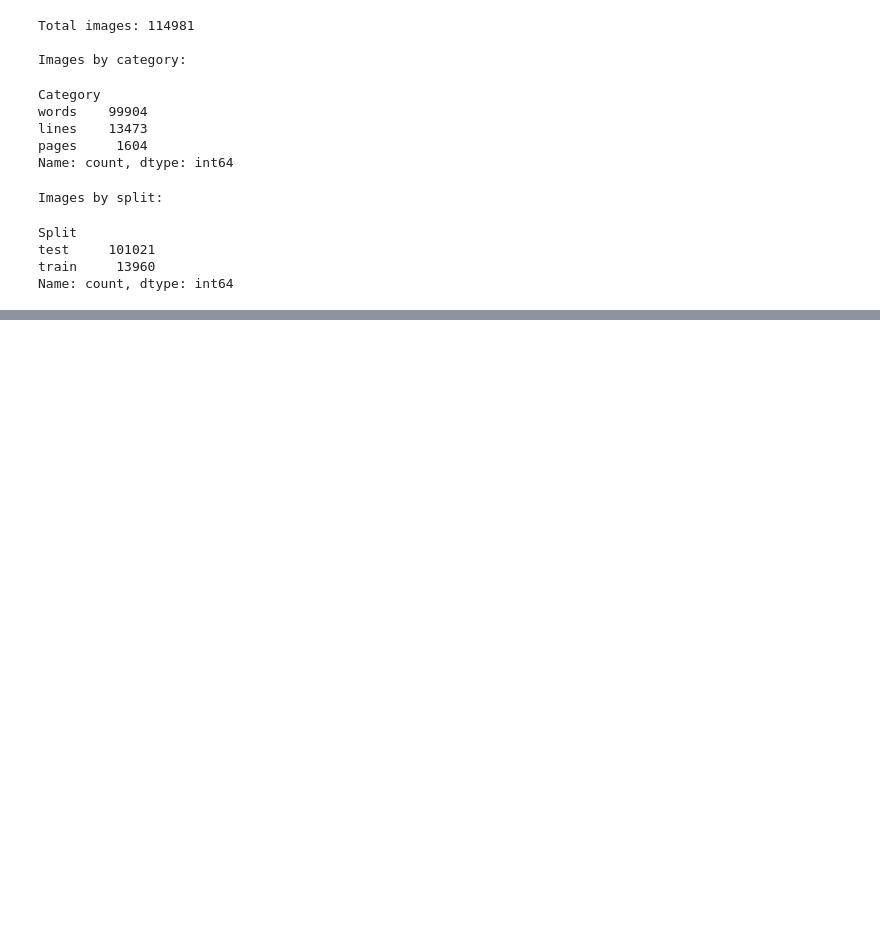
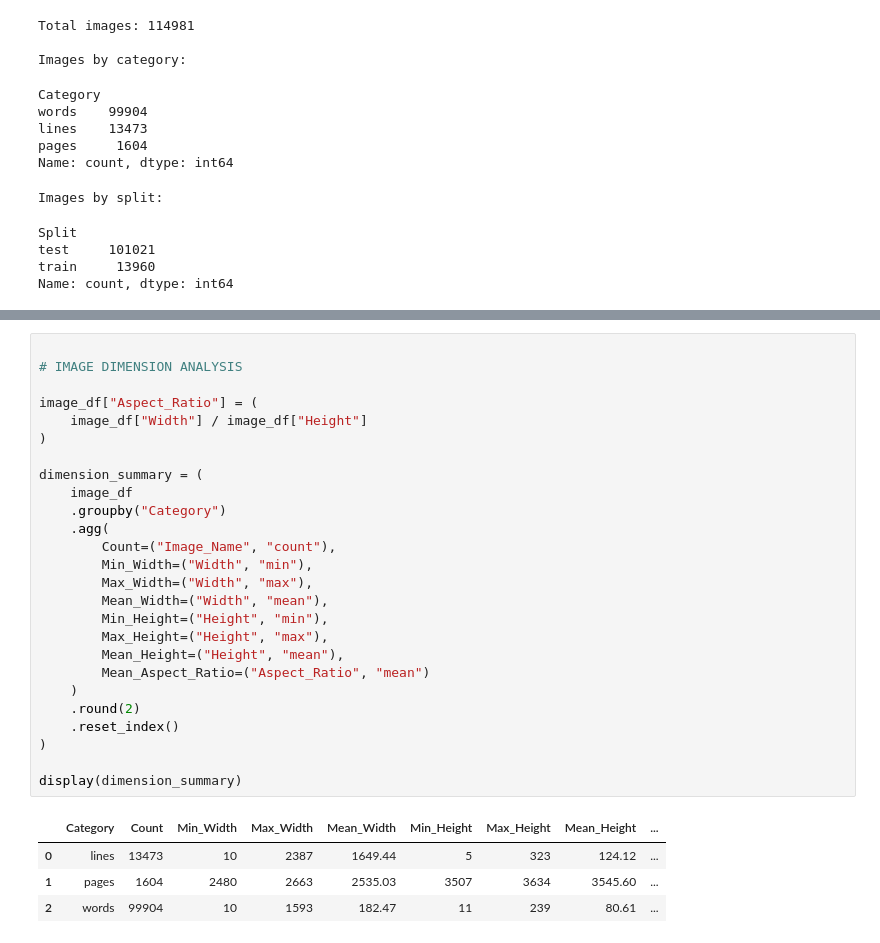
Before and after one commit to greeshavaishnavi09/WriterLens, a Jupyter notebook: research/03.eda.ipynb, the cells around one changed output, grey strips where cells are left out. Saved outputs shown, nothing was run; the diff lists cells and outputs as text; blank space fills up the shorter version.

```diff
--- a/research/03.eda.ipynb
+++ b/research/03.eda.ipynb
@@ -221,0 +277,31 @@ Name: count, dtype: int64
+# %%
+
+# IMAGE DIMENSION ANALYSIS
+
+image_df["Aspect_Ratio"] = (
+    image_df["Width"] / image_df["Height"]
+)
+
+dimension_summary = (
+    image_df
+    .groupby("Category")
+    .agg(
+        Count=("Image_Name", "count"),
+        Min_Width=("Width", "min"),
+        Max_Width=("Width", "max"),
+        Mean_Width=("Width", "mean"),
+        Min_Height=("Height", "min"),
+        Max_Height=("Height", "max"),
+        Mean_Height=("Height", "mean"),
+        Mean_Aspect_Ratio=("Aspect_Ratio", "mean")
+    )
+    .round(2)
+    .reset_index()
+)
+
+display(dimension_summary)
+# %% [output]
+|  | Category | Count | Min_Width | Max_Width | Mean_Width | Min_Height | Max_Height | Mean_Height | ... |
+| 0 | lines | 13473 | 10 | 2387 | 1649.44 | 5 | 323 | 124.12 | ... |
+| 1 | pages | 1604 | 2480 | 2663 | 2535.03 | 3507 | 3634 | 3545.60 | ... |
+| 2 | words | 99904 | 10 | 1593 | 182.47 | 11 | 239 | 80.61 | ... |
```
Also changed, not shown: parts of 1 cell of this notebook.
